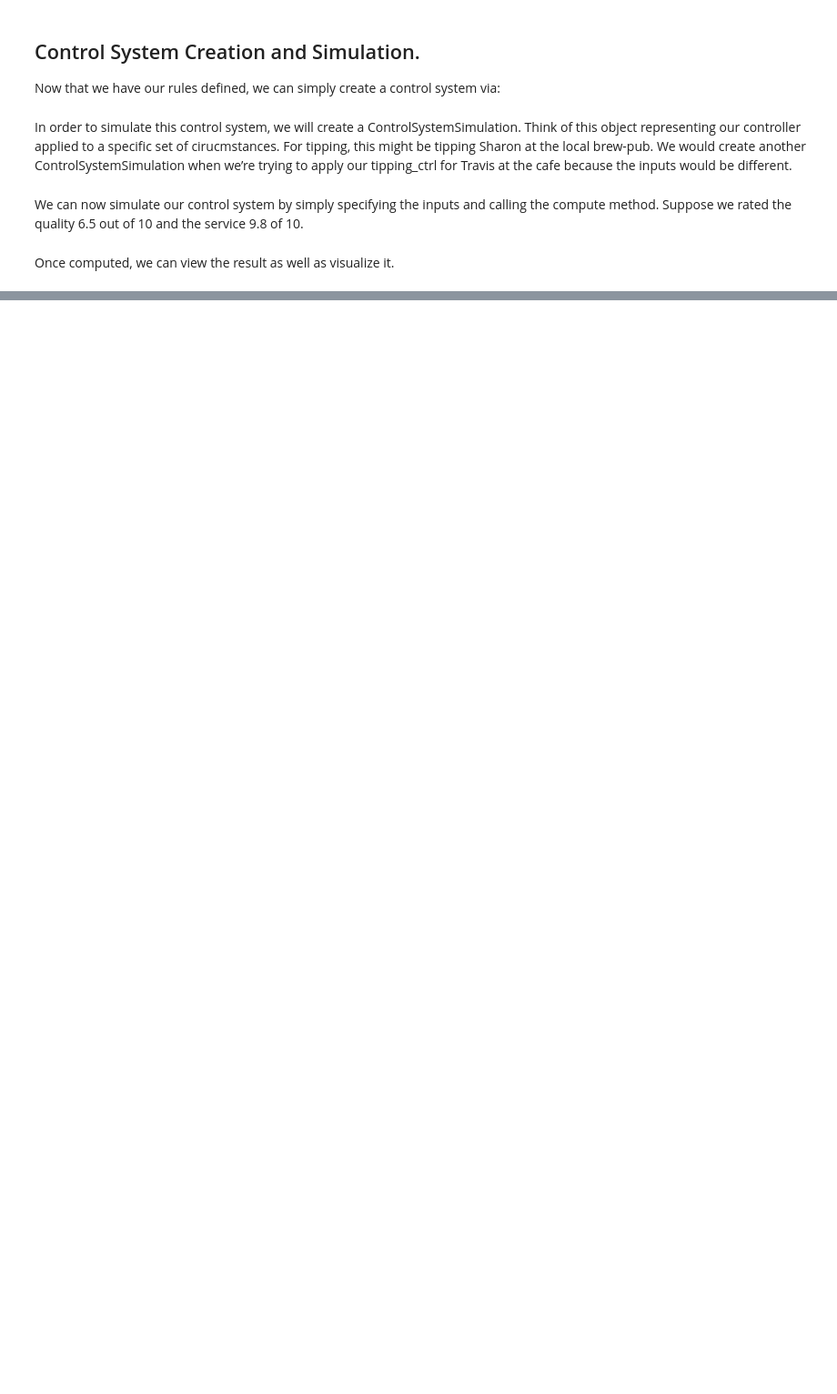
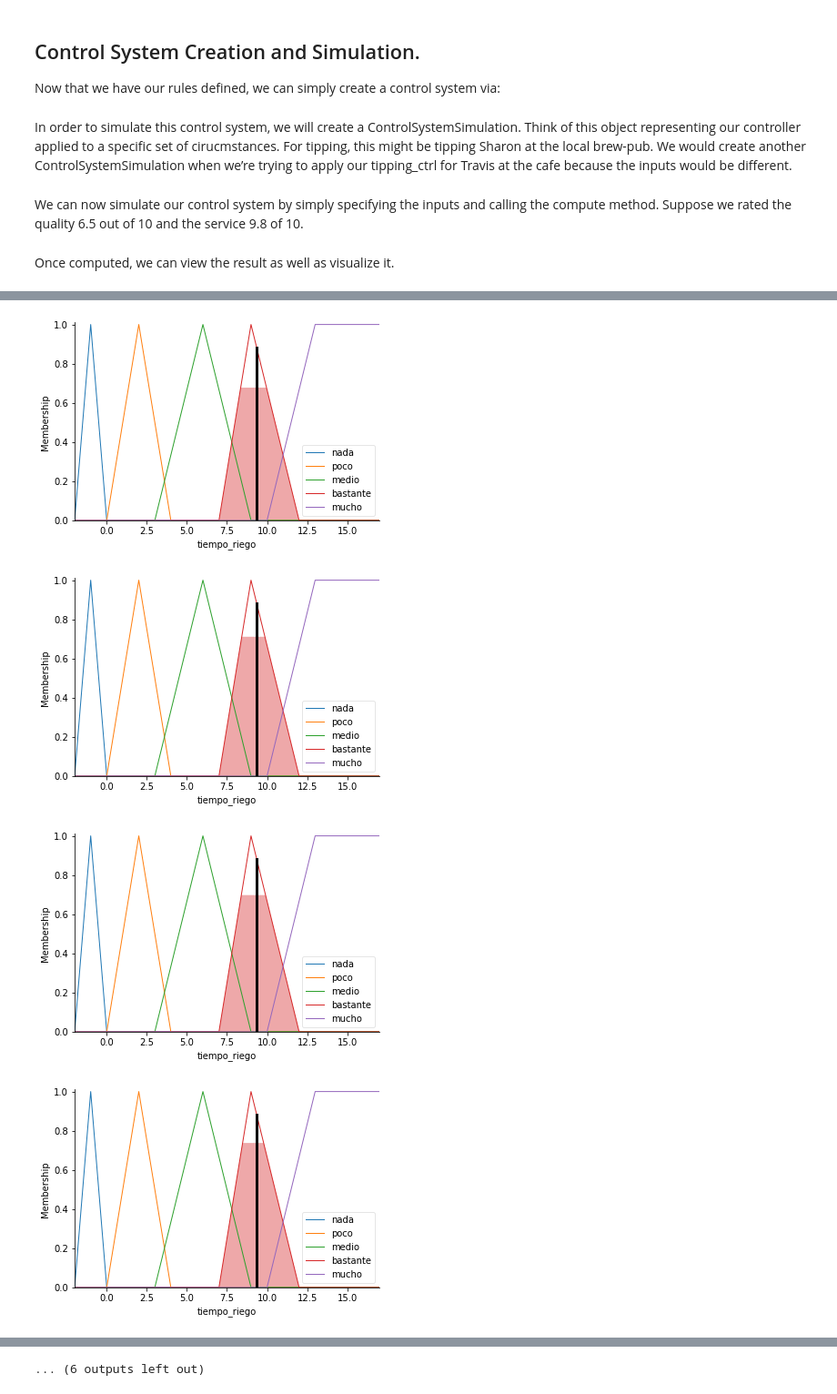
Before and after one commit to jorgeortizc06/smartnature, a Jupyter notebook: fuzzy-logic/FuzzyLogic_Irrigation_1variable.ipynb, the cells around one changed output, grey strips where cells are left out. Shown at 91% size. Saved outputs shown, nothing was run; the diff lists cells and outputs as text; code cells hidden in the pictures; blank space fills up the shorter version.

```diff
--- a/fuzzy-logic/FuzzyLogic_Irrigation_1variable.ipynb
+++ b/fuzzy-logic/FuzzyLogic_Irrigation_1variable.ipynb
@@ -79,0 +84,14 @@ tiempo_riego.view(sim=tipping)
+# %%
+historial = HistorialRiego.objects.filter(codigo_sensor = 4)
+for h in historial:
+
+    try:
+        tipping.input['humedad_suelo'] = float(h.valor_humed_suelo)
+        tipping.compute()
+        print("Fecha de Registro: ", h.fecha_riego)
+        print("Humedad de Suelo: ",h.valor_humed_suelo, "Tiempo de Riego: ", tipping.output['tiempo_riego'])
+        tiempo_riego.view(sim=tipping)
+
+    except:
+        pass
+# %% [output]
@@ -79,0 +130,4 @@ tiempo_riego.view(sim=tipping)
+[figure, added]
+[figure, added]
+[figure, added]
+[figure, added]
@@ -79,0 +140 @@ tiempo_riego.view(sim=tipping)
+... (6 outputs left out)
```
Also changed, not shown: parts of 7 cells of this notebook, 6 other files.
